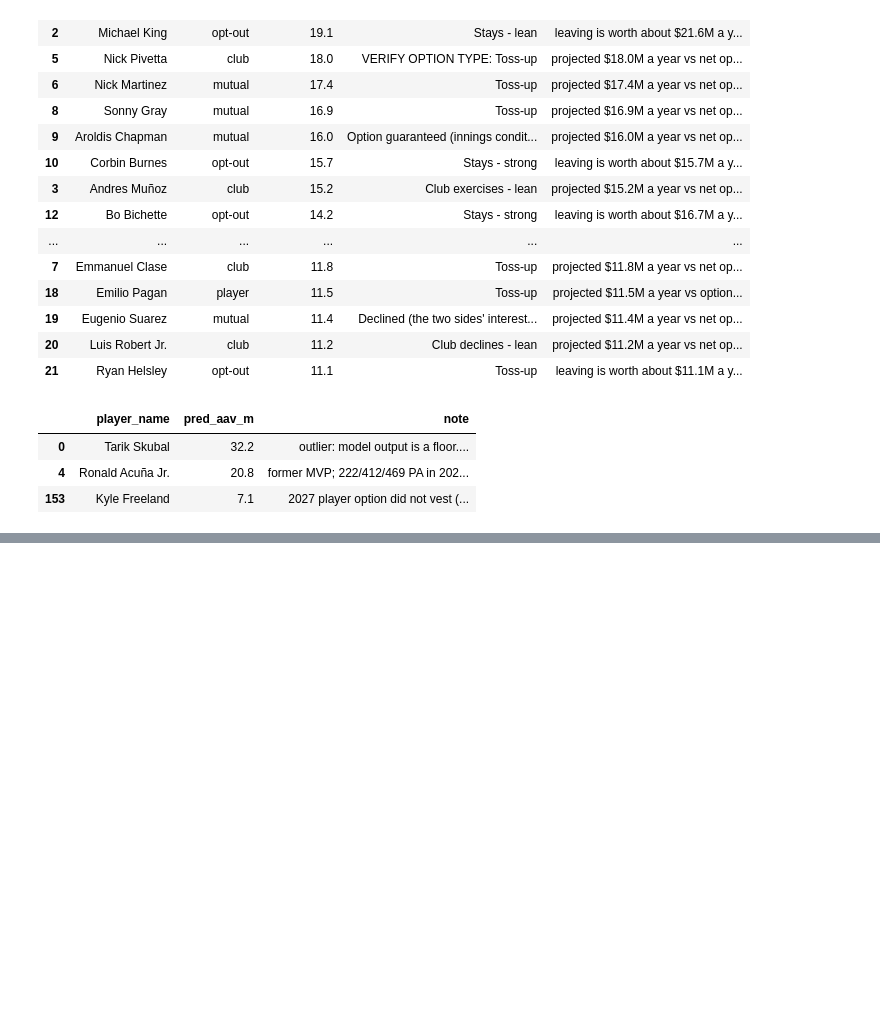
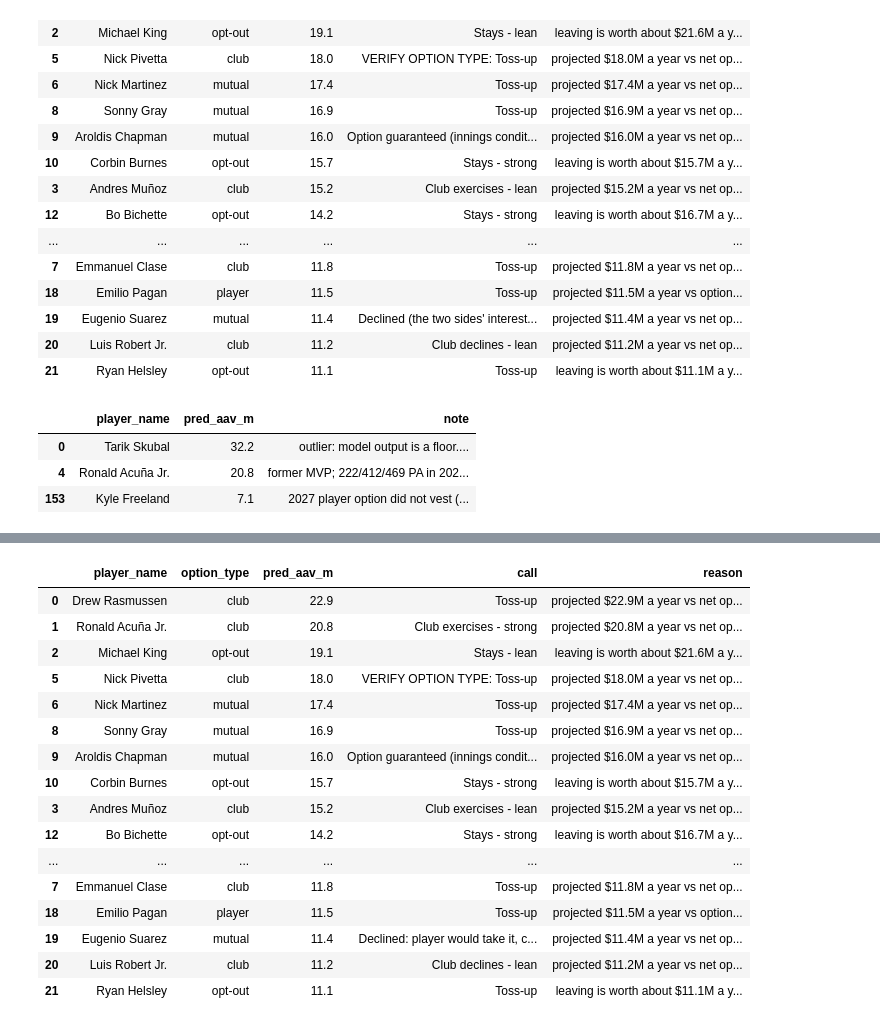
Before and after one commit to jpascarella17/fa-contract-model, a Jupyter notebook: notebooks/02_pull_stats.ipynb, the cells around one changed output, grey strips where cells are left out. Saved outputs shown, nothing was run; the diff lists cells and outputs as text; code cells hidden in the pictures; blank space fills up the shorter version.

Commit message:
Add option and opt-out calls

```diff
--- a/notebooks/02_pull_stats.ipynb
+++ b/notebooks/02_pull_stats.ipynb
@@ -2200,3 +2200,75 @@ out[out["note"].notna()][["player_name", "pred_aav_m", "note"]]
 | 0 | Tarik Skubal | 32.2 | outlier: model output is a floor.... |
 | 4 | Ronald Acuña Jr. | 20.8 | former MVP; 222/412/469 PA in 202... |
 | 153 | Kyle Freeland | 7.1 | 2027 player option did not vest (... |
+# %%
+import numpy as np
+import pandas as pd
+
+o = pd.read_csv("../data/processed/fa_2027_options.csv")
+p = pd.read_csv("../outputs/fa_2027_contract_projections.csv")
+o = o.merge(p[["player_name", "position", "age_at_signing", "option_note"]],
+            on="player_name", how="left")
+o = o[o["player_name"] != "Kyle Freeland"].copy()   # option did not vest (under 170 IP in 2026)
+
+def gap_and_reason(r):
+    t, amt, pred = r["option_type"], r["amount_m"], r["pred_aav_m"]
+    buy = 0.0 if pd.isna(r["buyout_m"]) else r["buyout_m"]
+    if pd.isna(amt):
+        return np.nan, "terms missing"
+    if t in ("club", "mutual"):
+        net = amt - buy
+        return pred - net, f"projected ${pred:.1f}M a year vs net option cost ${net:.1f}M"
+    if t == "player":
+        return pred - amt, f"projected ${pred:.1f}M a year vs option salary ${amt:.1f}M"
+    if t == "opt-out":
+        yrs = r["optout_years"]
+        stay = amt / yrs
+        leave = pred + buy / yrs
+        return leave - stay, f"leaving is worth about ${leave:.1f}M a year vs ${stay:.1f}M a year for staying"
+    return np.nan, "unknown type"
+
+def call_text(t, diff, margin):
+    if pd.isna(diff):
+        return "Needs a manual look"
+    a = abs(diff)
+    if a <= margin:
+        return "Toss-up"
+    strength = "lean" if a <= 2 * margin else "strong"
+    if t == "club":
+        return f"Club {'exercises' if diff > 0 else 'declines'} - {strength}"
+    if t == "player":
+        return f"Player {'declines (market pays more)' if diff > 0 else 'exercises'} - {strength}"
+    if t == "opt-out":
+        return f"{'Opts out' if diff > 0 else 'Stays'} - {strength}"
+    if t == "mutual":
+        return ("Declined: club would keep him, player tests the market" if diff > 0
+                else "Declined: player would take it, club would not")
+    return "Needs a manual look"
+
+MARGIN = 4.0   # about the model's average AAV miss, in $M
+gr = o.apply(gap_and_reason, axis=1, result_type="expand")
+o["gap_m"], o["reason"] = gr[0], gr[1]
+o["call"] = [call_text(t, g, MARGIN) for t, g in zip(o["option_type"], o["gap_m"])]
+
+override = {
+    "Aroldis Chapman": "Option guaranteed (innings condition met per MLBTR); under contract unless he fails the physical",
+    "Gary Sanchez": "Mutual option, terms not listed: likely declined",
+}
+prefix = {"Nick Pivetta": "VERIFY OPTION TYPE: "}
+o["call"] = o.apply(
+    lambda r: override.get(r["player_name"], prefix.get(r["player_name"], "") + r["call"]), axis=1)
+
+cols = ["player_name", "position", "age_at_signing", "option_type", "amount_m", "buyout_m",
+        "pred_aav_m", "gap_m", "call", "reason", "option_note"]
+o = o.sort_values("pred_aav_m", ascending=False)[cols].round(1)
+o.to_csv("../outputs/fa_2027_option_calls.csv", index=False)
+
+print("Players:", len(o), "|", o["option_type"].value_counts().to_dict())
+print("\nToss-ups at different margins:")
+for mg in [2.5, 4.0, 6.0]:
+    n = sum(call_text(t, g, mg) == "Toss-up" for t, g in zip(o["option_type"], o["gap_m"]))
+    print(f"  margin ${mg}M: {n} of {len(o)}")
+print()
+print(o["call"].value_counts().to_string())
+o[["player_name", "option_type", "pred_aav_m", "call", "reason"]].head(25)
+# %% [output]
@@ -2202,0 +2295,17 @@ out[out["note"].notna()][["player_name", "pred_aav_m", "note"]]
+|  | player_name | option_type | pred_aav_m | call | reason |
+| 0 | Drew Rasmussen | club | 22.9 | Toss-up | projected $22.9M a year vs net op... |
+| 1 | Ronald Acuña Jr. | club | 20.8 | Club exercises - strong | projected $20.8M a year vs net op... |
+| 2 | Michael King | opt-out | 19.1 | Stays - lean | leaving is worth about $21.6M a y... |
+| 5 | Nick Pivetta | club | 18.0 | VERIFY OPTION TYPE: Toss-up | projected $18.0M a year vs net op... |
+| 6 | Nick Martinez | mutual | 17.4 | Toss-up | projected $17.4M a year vs net op... |
+| 8 | Sonny Gray | mutual | 16.9 | Toss-up | projected $16.9M a year vs net op... |
+| 9 | Aroldis Chapman | mutual | 16.0 | Option guaranteed (innings condit... | projected $16.0M a year vs net op... |
+| 10 | Corbin Burnes | opt-out | 15.7 | Stays - strong | leaving is worth about $15.7M a y... |
+| 3 | Andres Muñoz | club | 15.2 | Club exercises - lean | projected $15.2M a year vs net op... |
+| 12 | Bo Bichette | opt-out | 14.2 | Stays - strong | leaving is worth about $16.7M a y... |
+| ... | ... | ... | ... | ... | ... |
+| 7 | Emmanuel Clase | club | 11.8 | Toss-up | projected $11.8M a year vs net op... |
+| 18 | Emilio Pagan | player | 11.5 | Toss-up | projected $11.5M a year vs option... |
+| 19 | Eugenio Suarez | mutual | 11.4 | Declined: player would take it, c... | projected $11.4M a year vs net op... |
+| 20 | Luis Robert Jr. | club | 11.2 | Club declines - lean | projected $11.2M a year vs net op... |
+| 21 | Ryan Helsley | opt-out | 11.1 | Toss-up | leaving is worth about $11.1M a y... |
```
Also changed, not shown: parts of 2 cells of this notebook, 2 other files.
